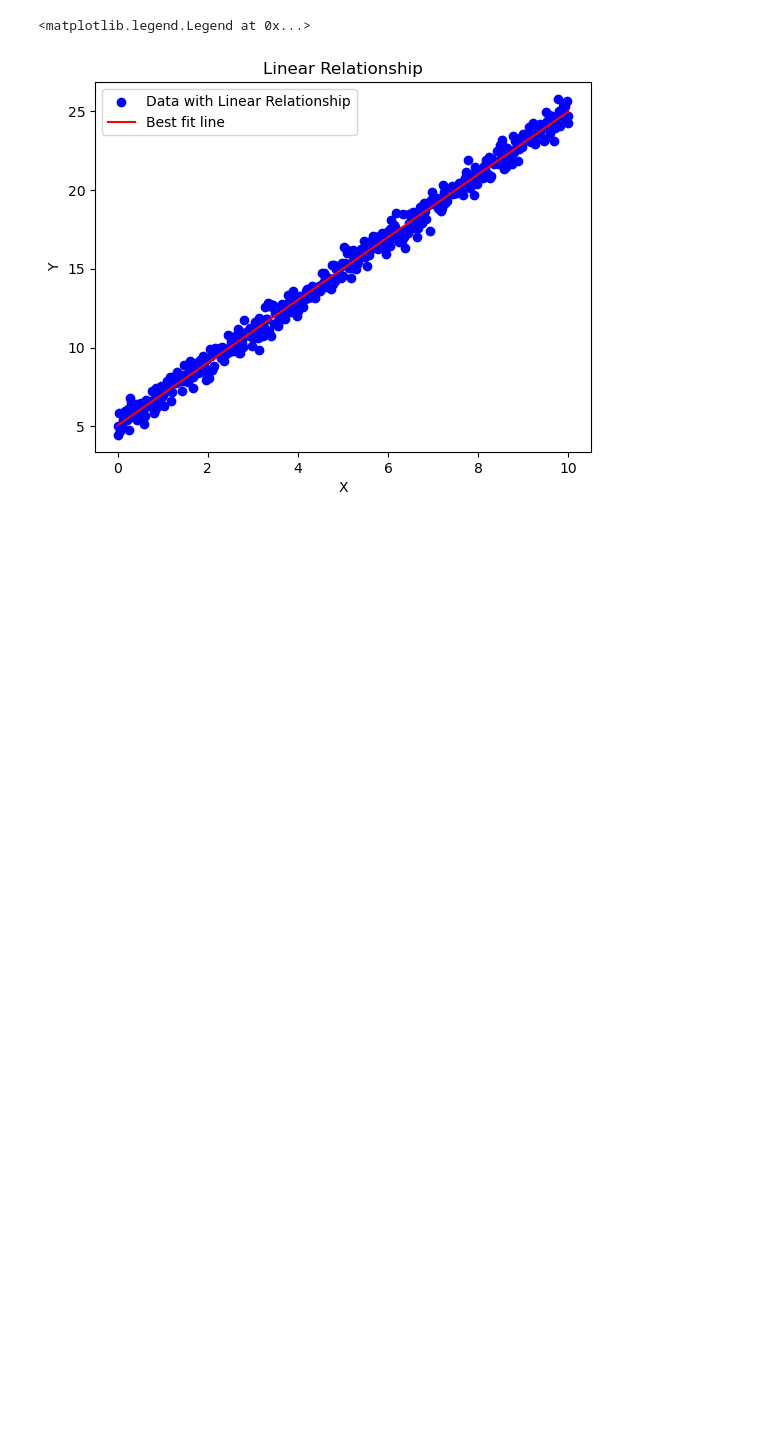
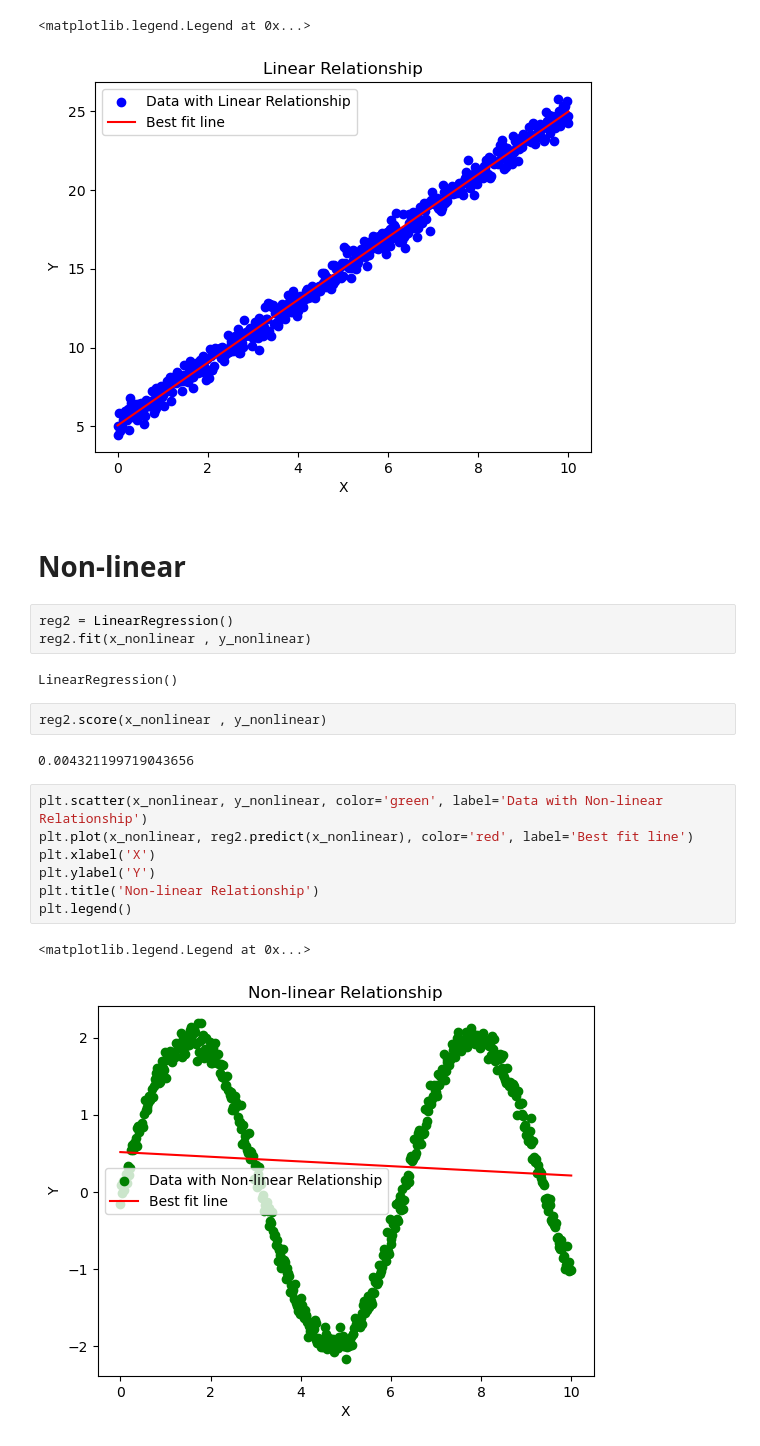
Before and after one commit to tanvirulislam149/ML_tutorial, a Jupyter notebook: Polynomial_Regression.ipynb, the cells around one changed output. Cells and saved outputs as stored; diff of their text form; blank space fills up the shorter version.

```diff
--- a/Polynomial_Regression.ipynb
+++ b/Polynomial_Regression.ipynb
@@ -87,3 +87,24 @@ plt.legend()
 # %% [output]
 <matplotlib.legend.Legend at 0x...>
 [figure]
+# %% [markdown]
+# Non-linear
+# %%
+reg2 = LinearRegression()
+reg2.fit(x_nonlinear , y_nonlinear)
+# %% [output]
+LinearRegression()
+# %%
+reg2.score(x_nonlinear , y_nonlinear)
+# %% [output]
+0.004321199719043656
+# %%
+plt.scatter(x_nonlinear, y_nonlinear, color='green', label='Data with Non-linear Relationship')
+plt.plot(x_nonlinear, reg2.predict(x_nonlinear), color='red', label='Best fit line')
+plt.xlabel('X')
+plt.ylabel('Y')
+plt.title('Non-linear Relationship')
+plt.legend()
+# %% [output]
+<matplotlib.legend.Legend at 0x...>
+[figure, added]
```
